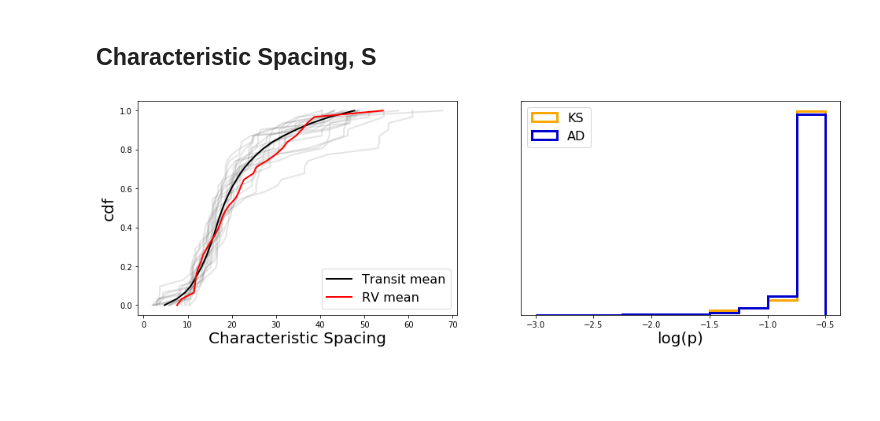
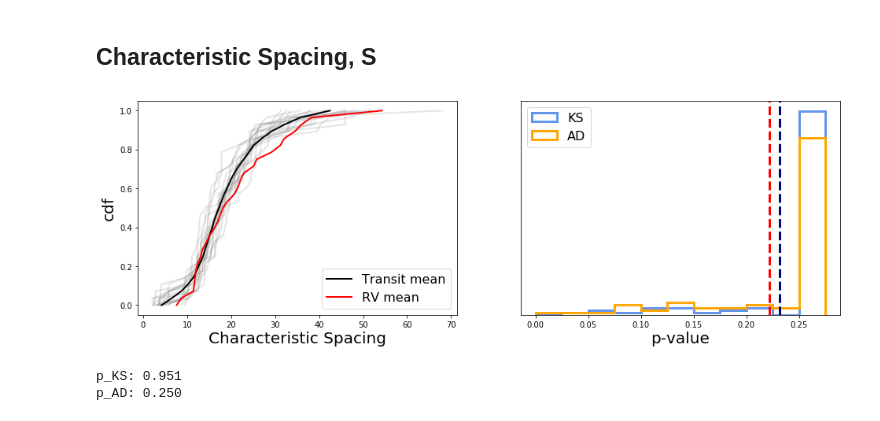
Before and after one commit to djhoover717/Oviraptor, a Jupyter notebook: oviraptor_v4.ipynb, the cells around one changed output. Saved outputs shown, nothing was run; the diff lists cells and outputs as text; code cells hidden in the pictures; blank space fills up the shorter version.

```diff
--- a/oviraptor_v4.ipynb
+++ b/oviraptor_v4.ipynb
@@ -52,7 +52,7 @@ royalpurple = '#9e00a3'
 lavender = '#cc98d9'
 # %%
 # set manual controls and paths
-NBOOT = 1000
+NBOOT = 100
 
 #my_file = 'C:/Users/djhoo/Documents/maiasaurus-master/catalogues/oviraptor_master.csv'
 my_file = "/Users/research/projects/oviraptor/catalogues/oviraptor_master.csv"
@@ -199,7 +187,7 @@ rv_mass_err1 = d["merr1"][d["sys_disc_method"] == "Radial Velocity"]
 rv_mass_err2 = d["merr2"][d["sys_disc_method"] == "Radial Velocity"]
 rv_mass_err  = np.sqrt(rv_mass_err1**2 + rv_mass_err2**2)/np.sqrt(2)
 
-bad = (rv_mass_err > 0.3*rv_mass) + np.isnan(rv_mass) + np.isnan(rv_mass_err)
+bad = (rv_mass_err > 0.5*rv_mass) + np.isnan(rv_mass) + np.isnan(rv_mass_err)
 
 rv_mass = rv_mass[~bad]
 rv_mass_err = rv_mass_err[~bad]
@@ -208,8 +196,9 @@ rv_nominal_radius = np.zeros_like(rv_mass)
 rv_stellar_radius = d["rs"][d["sys_disc_method"] == "Radial Velocity"][~bad]
 
 for i, rvm in enumerate(rv_mass):
-    rv_nominal_radius[i] = mr.Mstat2R(rvm, rv_mass_err[i], sample_size=100)[0]
+    rv_nominal_radius[i] = mr.Mstat2R(rvm, rv_mass_err[i], sample_size=1000)[0]
 
+min_rv_radius = np.min(rv_nominal_radius[~np.isnan(rv_nominal_radius)])
 
 nominal_rprs = (rv_nominal_radius*REARTH)/(rv_stellar_radius*RSUN)
 min_rv_rprs = np.min(nominal_rprs[~np.isnan(nominal_rprs)])
@@ -637,7 +754,7 @@ for i in range(NBOOT):
     C_tr[i] = np.sort(C_tr[i])
 
     # p-values (capped at 0.25, floored at 0.001)
-    KS["C"][i] = np.min([stats.ks_2samp(C_rv[i], C_tr[i])[1], 0.25])
+    KS["C"][i] = np.min([perturbed_ks_2samp(C_rv[i], C_tr[i])[1], 0.25])
     AD["C"][i] = stats.anderson_ksamp([C_rv[i], C_tr[i]])[2]
 
     KS["C"][i] = np.max([KS["C"][i], 1e-3])
@@ -657,13 +774,22 @@ ax[0].set_xlabel("Gap Complexity", fontsize=20)
 ax[0].legend(fontsize=16)
 ax[0].set_ylabel("cdf", fontsize=20)
 
-bins = np.linspace(-3.0, -0.5, 6)
+bins = np.linspace(0.0, 0.275, 12)
 
-ax[1].hist(np.log10(KS["C"]), bins=bins, color="orange", histtype="step", lw=3, label="KS")
-ax[1].hist(np.log10(AD["C"]), bins=bins, color="mediumblue", histtype="step", lw=3, label="AD")
-ax[1].set_xlabel("log(p)", fontsize=20)
+ax[1].hist(KS["C"], bins=bins, color="cornflowerblue", histtype="step", lw=3, label="KS")
+ax[1].hist(AD["C"], bins=bins, color="orange", histtype="step", lw=3, label="AD")
+ax[1].axvline(np.mean(KS["C"]), color="navy", lw=3, ls="--")
+ax[1].axvline(np.mean(AD["C"]), color="red", lw=3, ls="--")
+ax[1].set_xlabel("p-value", fontsize=20)
 ax[1].set_yticks([])
 ax[1].legend(loc="upper left", fontsize=16)
 
 plt.show()
+
+
+KS_mean = stats.ks_2samp(np.mean(C_tr,0), np.mean(C_rv,0))[1]
+AD_mean = stats.anderson_ksamp([np.mean(C_tr,0), np.mean(C_rv,0)])[2]
+
+print("p_KS: {0:.3f}".format(KS_mean))
+print("p_AD: {0:.3f}".format(AD_mean))
 # %% [output]
@@ -693,36 +821,47 @@ for i in range(NBOOT):
 
     S_rv[i] = np.sort(S_rv[i])
     S_tr[i] = np.sort(S_tr[i])
 
     # p-values (capped at 0.25, floored at 0.001)
-    KS["S"][i] = np.min([stats.ks_2samp(S_rv[i], S_tr[i])[1], 0.25])
+    KS["S"][i] = np.min([perturbed_ks_2samp(S_rv[i], S_tr[i])[1], 0.25])
     AD["S"][i] = stats.anderson_ksamp([S_rv[i], S_tr[i]])[2]
 
     KS["S"][i] = np.max([KS["S"][i], 1e-3])
     AD["S"][i] = np.max([AD["S"][i], 1e-3])
 
 
 fig, ax = plt.subplots(1,2, figsize=(16,5))
 
 
 draws = np.random.choice(np.arange(NBOOT, dtype="int"), size=20, replace=False)
 
 for d in draws:
     ax[0].plot(S_tr[d], np.linspace(0,1,Nsys), c="grey", alpha=0.2, lw=2)
 ax[0].plot(np.mean(S_tr, axis=0), np.linspace(0,1,Nsys), c="k", lw=2, label="Transit mean")
 ax[0].plot(np.mean(S_rv, axis=0), np.linspace(0,1,Nsys), c="r", lw=2, label="RV mean")
 ax[0].set_xlabel("Characteristic Spacing", fontsize=20)
 ax[0].legend(fontsize=16)
 ax[0].set_ylabel("cdf", fontsize=20)
 
-bins = np.linspace(-3.0, -0.5, 11)
+bins = np.linspace(0.0, 0.275, 12)
 
-ax[1].hist(np.log10(KS["S"]), bins=bins, color="orange", histtype="step", lw=3, label="KS")
-ax[1].hist(np.log10(AD["S"]), bins=bins, color="mediumblue", histtype="step", lw=3, label="AD")
-ax[1].set_xlabel("log(p)", fontsize=20)
+ax[1].hist(KS["S"], bins=bins, color="cornflowerblue", histtype="step", lw=3, label="KS")
+ax[1].hist(AD["S"], bins=bins, color="orange", histtype="step", lw=3, label="AD")
+ax[1].axvline(np.mean(KS["S"]), color="navy", lw=3, ls="--")
+ax[1].axvline(np.mean(AD["S"]), color="red", lw=3, ls="--")
+ax[1].set_xlabel("p-value", fontsize=20)
 ax[1].set_yticks([])
 ax[1].legend(loc="upper left", fontsize=16)
 
 plt.show()
+
+
+KS_mean = stats.ks_2samp(np.mean(S_tr,0), np.mean(S_rv,0))[1]
+AD_mean = stats.anderson_ksamp([np.mean(S_tr,0), np.mean(S_rv,0)])[2]
+
+print("p_KS: {0:.3f}".format(KS_mean))
+print("p_AD: {0:.3f}".format(AD_mean))
 # %% [output]
-[figure, old version]
+[figure, new version]
+p_KS: 0.951
+p_AD: 0.250
```
Also changed, not shown: parts of 19 cells of this notebook, 2 other files.
